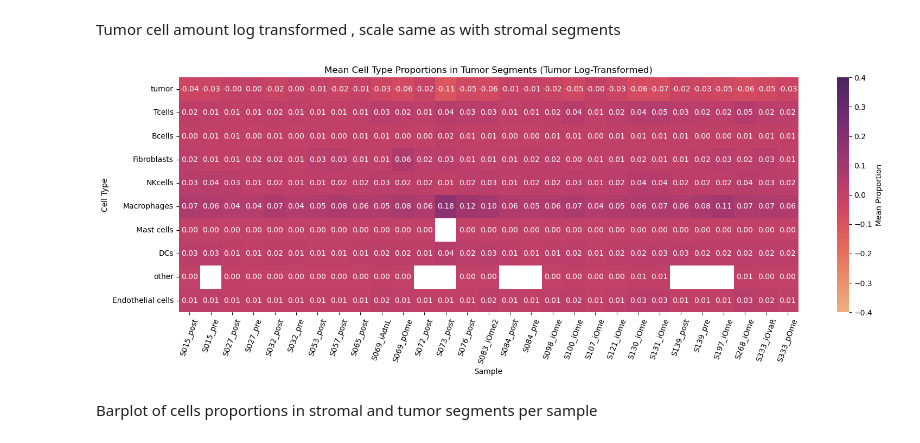
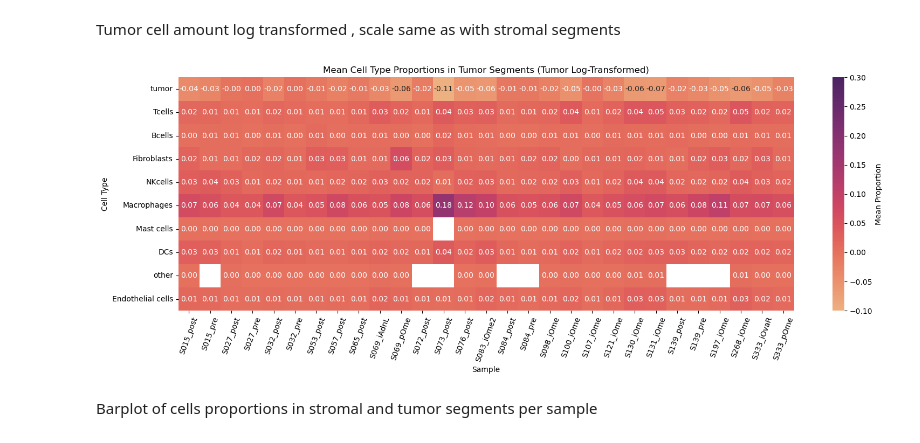
Before and after one commit to farkkilab/GeoFibroMax, a Jupyter notebook: batch_merged/merged_analysis.ipynb, the cells around one changed output. Cells and saved outputs as stored; diff of their text form; code cells hidden in the pictures.

```diff
--- a/batch_merged/merged_analysis.ipynb
+++ b/batch_merged/merged_analysis.ipynb
@@ -110,0 +178,18 @@ tumor_stats_sample_tum["ci95"] = 1.96 * tumor_stats_sample_tum["sem"]
+# %%
+stromal_data = fibroblasts_proportion[fibroblasts_proportion["Segment"] == "stroma"]
+tumor_data = fibroblasts_proportion[fibroblasts_proportion["Segment"] == "tumor"]
+
+# Group and compute stats for fibroblasts in stroma
+
+grouped_stromal_fibroblasts = stromal_data.groupby("Sample")["Fibroblasts"]
+stromal_stats_sample_fibr = grouped_stromal_fibroblasts.agg(["mean", "var", "count"]).reset_index()
+stromal_stats_sample_fibr["std"] = np.sqrt(stromal_stats_sample_fibr["var"])
+stromal_stats_sample_fibr["sem"] = stromal_stats_sample_fibr["std"] / np.sqrt(stromal_stats_sample_fibr["count"])
+stromal_stats_sample_fibr["ci95"] = 1.96 * stromal_stats_sample_fibr["sem"]
+
+# Group and compute stats for fibroblasts in tumor
+grouped_tumor_fibroblasts = tumor_data.groupby("Sample")["Fibroblasts"]
+tumor_stats_sample_fibr = grouped_tumor_fibroblasts.agg(["mean", "var", "count"]).reset_index()
+tumor_stats_sample_fibr["std"] = np.sqrt(tumor_stats_sample_fibr["var"])
+tumor_stats_sample_fibr["sem"] = tumor_stats_sample_fibr["std"] / np.sqrt(tumor_stats_sample_fibr["count"])
+tumor_stats_sample_fibr["ci95"] = 1.96 * tumor_stats_sample_fibr["sem"]
@@ -197,18 +333,18 @@ Tumor cell amount log transformed , scale same as with stromal segments
 # %%
 tumor_heatmap_data_copy=tumor_heatmap_data.copy()
 pseudo_count=0.1
 tumor_heatmap_data_copy.loc["tumor"]=np.log10(tumor_heatmap_data_copy.loc["tumor"]+pseudo_count)
 
 plt.figure(figsize=(16, 6))
-sns.heatmap(tumor_heatmap_data_copy, cmap="flare", annot=True, fmt=".2f",vmin=-0.4,vmax=0.4,cbar_kws={'label': 'Mean Proportion'})
+sns.heatmap(tumor_heatmap_data_copy, cmap="flare", annot=True, fmt=".2f",vmin=-0.1,vmax=0.3,cbar_kws={'label': 'Mean Proportion'})
 plt.title("Mean Cell Type Proportions in Tumor Segments (Tumor Log-Transformed)")
 plt.xlabel("Sample")
 plt.xticks(rotation=70)
 plt.ylabel("Cell Type")
 plt.tight_layout()
 plt.show()
 # %% [output]
-[figure, old version]
+[figure, new version]
 # %% [markdown]
 Barplot of cells proportions in stromal and tumor segments per sample
 # %%
```
Also changed, not shown: parts of 5 cells of this notebook, 1 other file.
